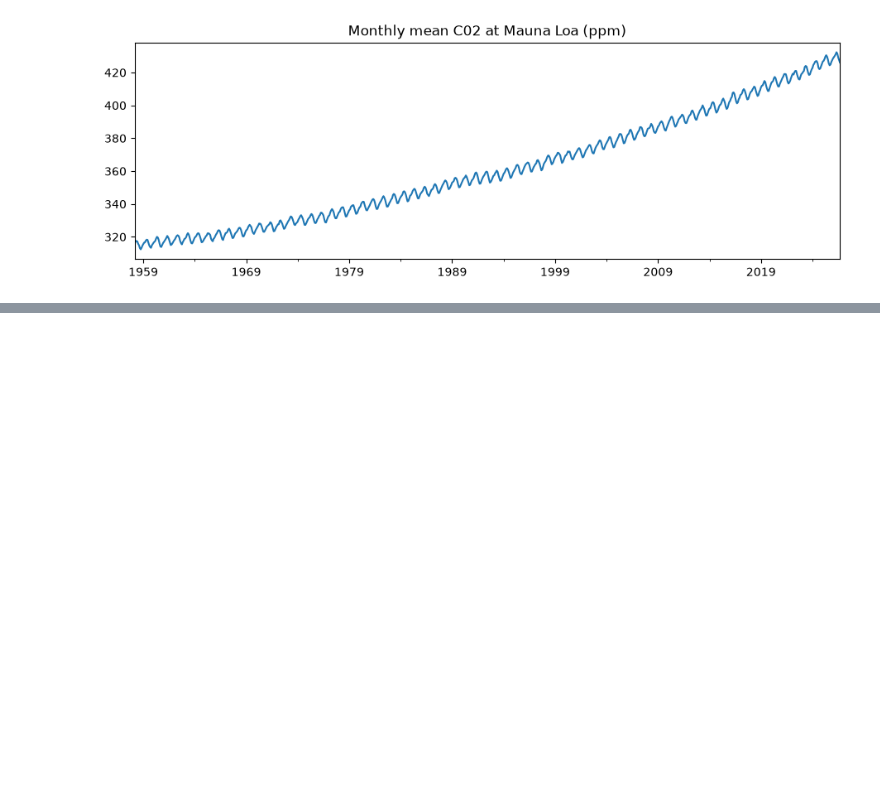
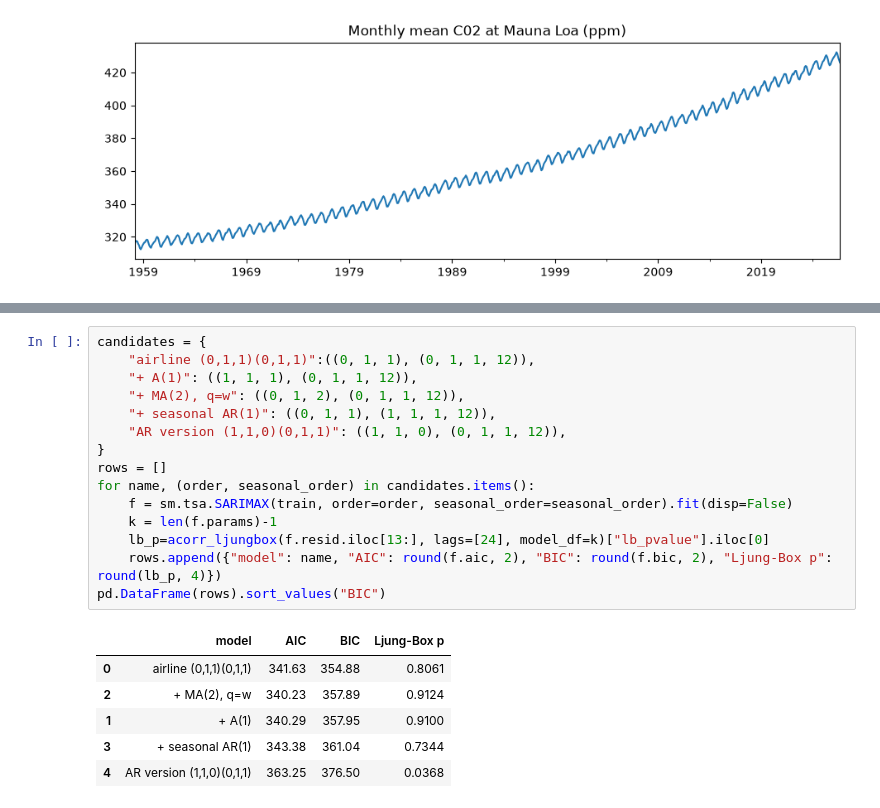
Before and after one commit to GJLG0501/Inteligencia-artificial-avanzada, a Jupyter notebook: P2/Module 1 Statistics for data science 2/Notebook4.ipynb, the cells around one changed output, grey strips where cells are left out. Drawn from its saved outputs; the diff is of its cells as text; blank space fills up the shorter version.

```diff
--- a/P2/Module 1 Statistics for data science 2/Notebook4.ipynb
+++ b/P2/Module 1 Statistics for data science 2/Notebook4.ipynb
@@ -36,0 +143,22 @@ plt.show()
+# %%
+candidates = {
+    "airline (0,1,1)(0,1,1)":((0, 1, 1), (0, 1, 1, 12)),
+    "+ A(1)": ((1, 1, 1), (0, 1, 1, 12)),
+    "+ MA(2), q=w": ((0, 1, 2), (0, 1, 1, 12)),
+    "+ seasonal AR(1)": ((0, 1, 1), (1, 1, 1, 12)),
+    "AR version (1,1,0)(0,1,1)": ((1, 1, 0), (0, 1, 1, 12)),
+}
+rows = []
+for name, (order, seasonal_order) in candidates.items():
+    f = sm.tsa.SARIMAX(train, order=order, seasonal_order=seasonal_order).fit(disp=False)
+    k = len(f.params)-1
+    lb_p=acorr_ljungbox(f.resid.iloc[13:], lags=[24], model_df=k)["lb_pvalue"].iloc[0]
+    rows.append({"model": name, "AIC": round(f.aic, 2), "BIC": round(f.bic, 2), "Ljung-Box p": round(lb_p, 4)})
+pd.DataFrame(rows).sort_values("BIC")
+# %% [output]
+|  | model | AIC | BIC | Ljung-Box p |
+| 0 | airline (0,1,1)(0,1,1) | 341.63 | 354.88 | 0.8061 |
+| 2 | + MA(2), q=w | 340.23 | 357.89 | 0.9124 |
+| 1 | + A(1) | 340.29 | 357.95 | 0.9100 |
+| 3 | + seasonal AR(1) | 343.38 | 361.04 | 0.7344 |
+| 4 | AR version (1,1,0)(0,1,1) | 363.25 | 376.50 | 0.0368 |
```
Also changed, not shown: parts of 5 cells of this notebook, 3 other files.
